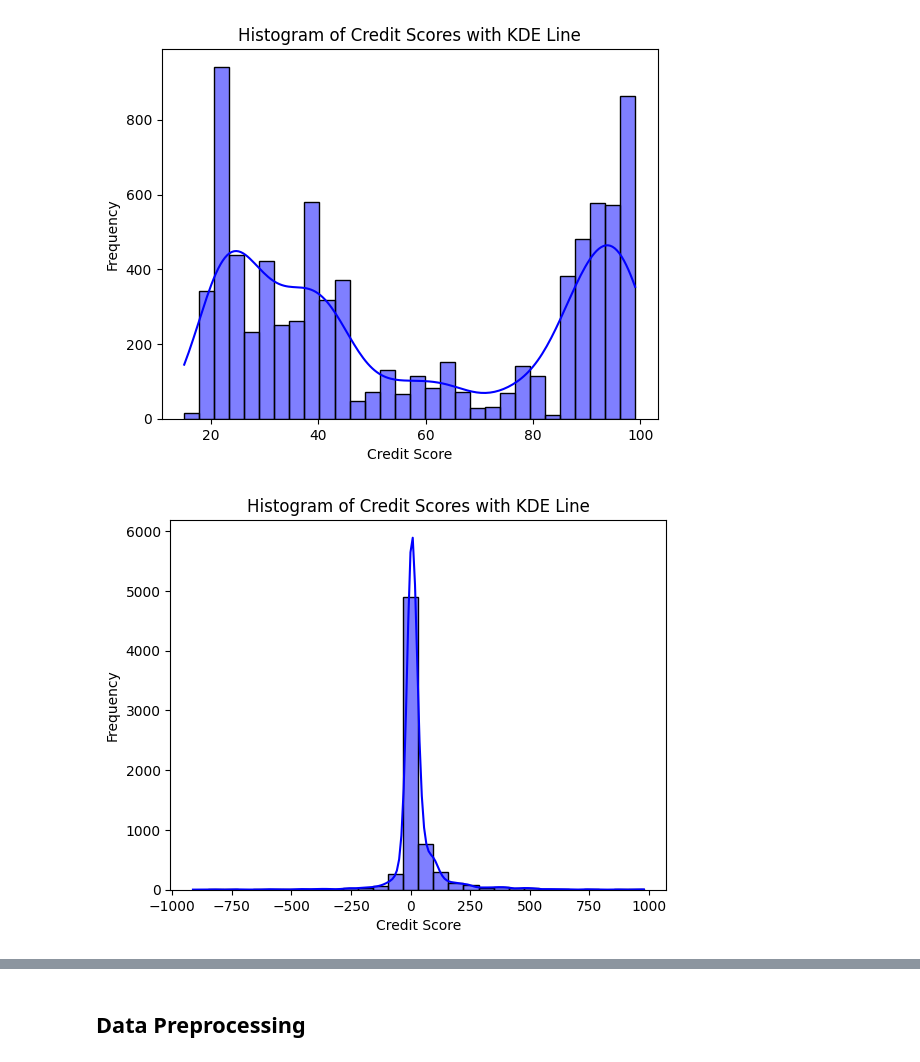
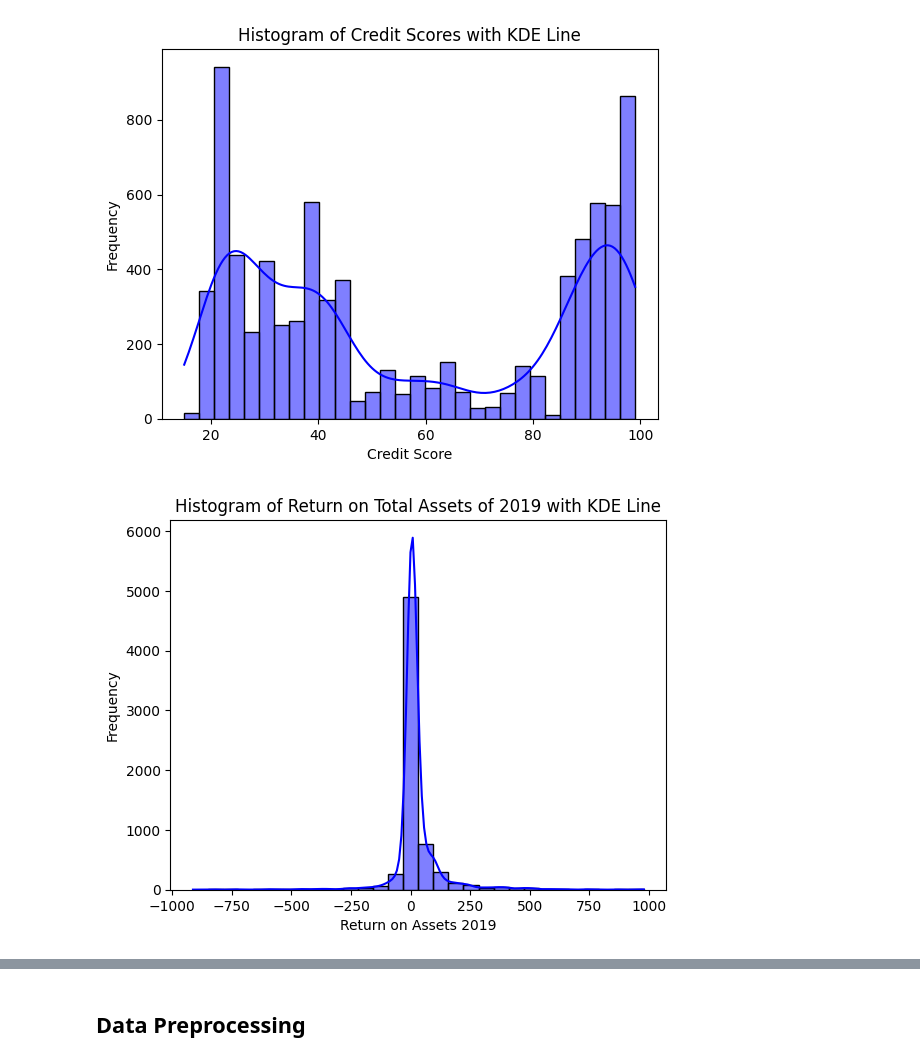
Before and after one commit to ROB-MRS/AI---ML-Coursework-II, a Jupyter notebook: Model.ipynb, the cells around one changed output, grey strips where cells are left out. Cells and saved outputs as stored; diff of their text form; code cells hidden in the pictures.

```diff
--- a/Model.ipynb
+++ b/Model.ipynb
@@ -83,12 +83,12 @@ plt.show()
 # %%
 # Plot histogram with KDE line
 sns.histplot(data=DATA, x='ReturnonTotalAssets2019', kde=True, bins=30, color='blue')
 
-plt.xlabel('Credit Score')
+plt.xlabel('Return on Assets 2019')
 plt.ylabel('Frequency')
-plt.title('Histogram of Credit Scores with KDE Line')
+plt.title('Histogram of Return on Total Assets of 2019 with KDE Line')
 
 # Show the plot
 plt.show()
 # %% [output]
-[figure, old version]
+[figure, new version]
```
Also changed, not shown: parts of 1 cell of this notebook.
